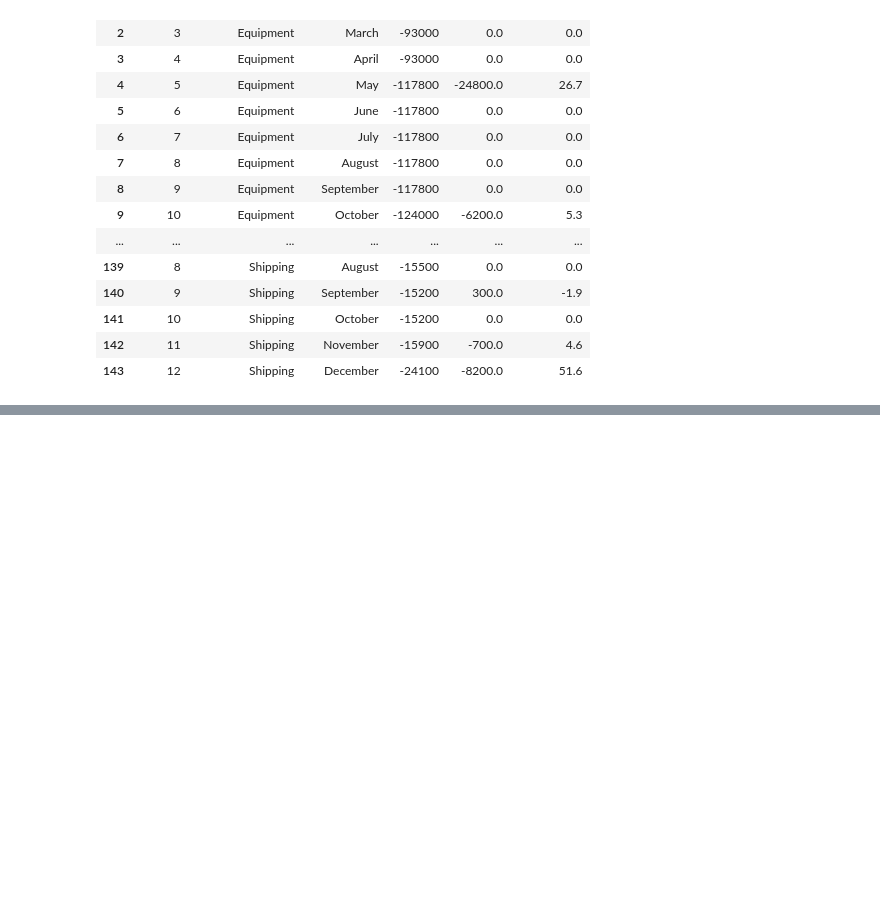
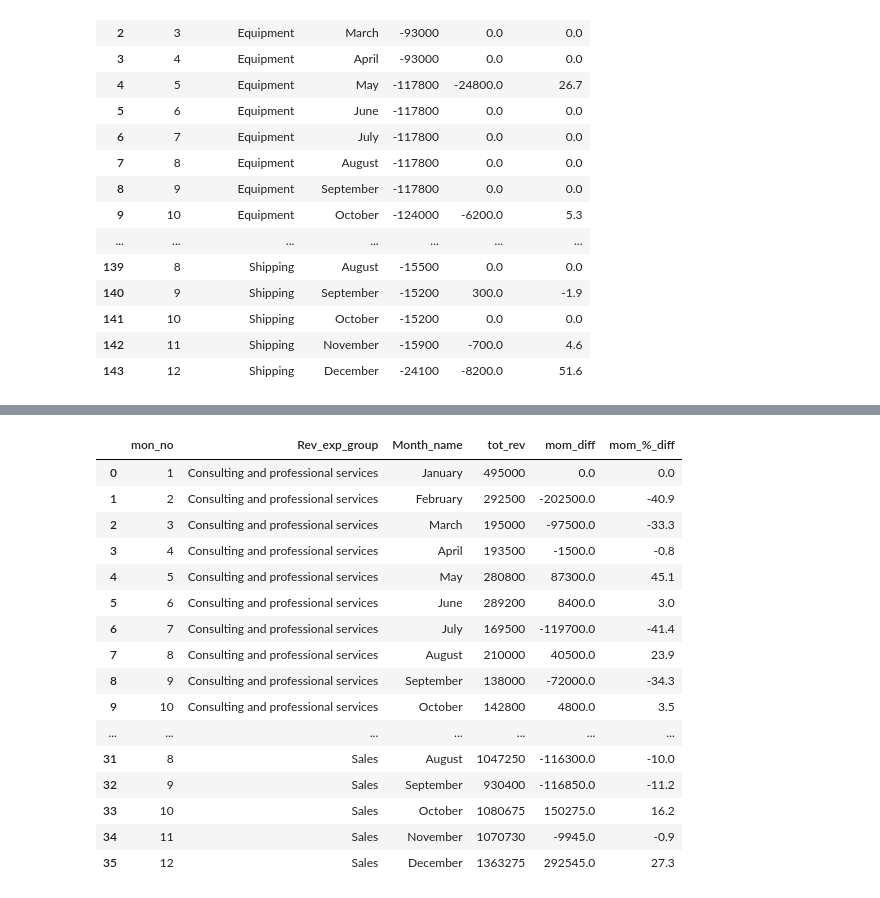
Before and after one commit to djibril968/Python_projects, a Jupyter notebook: Onyx_Financial_Analysis.ipynb, the cells around one changed output, grey strips where cells are left out. Saved outputs shown, nothing was run; the diff lists cells and outputs as text; code cells hidden in the pictures; blank space fills up the shorter version.

```diff
--- a/Onyx_Financial_Analysis.ipynb
+++ b/Onyx_Financial_Analysis.ipynb
@@ -587,0 +621,24 @@ exp_by_exp_sub_grp.groupby('Expense_subgroup').apply(mom_cal_and_pct).reset_inde
+# %%
+#Now we look into revenue across all revenue groups
+
+rev_by_rev_group = trend_rev_extract.groupby(['mon_no', 'Rev_exp_group', 'Month_name'])['Amount'].sum().reset_index(name= 'tot_rev').sort_values(['Rev_exp_group', 'mon_no'], ascending = [True, True])
+
+rev_by_rev_group.groupby('Rev_exp_group').apply(rev_mom_and_pct).reset_index(drop = True)
+# %% [output]
+|  | mon_no | Rev_exp_group | Month_name | tot_rev | mom_diff | mom_%_diff |
+| 0 | 1 | Consulting and professional services | January | 495000 | 0.0 | 0.0 |
+| 1 | 2 | Consulting and professional services | February | 292500 | -202500.0 | -40.9 |
+| 2 | 3 | Consulting and professional services | March | 195000 | -97500.0 | -33.3 |
+| 3 | 4 | Consulting and professional services | April | 193500 | -1500.0 | -0.8 |
+| 4 | 5 | Consulting and professional services | May | 280800 | 87300.0 | 45.1 |
+| 5 | 6 | Consulting and professional services | June | 289200 | 8400.0 | 3.0 |
+| 6 | 7 | Consulting and professional services | July | 169500 | -119700.0 | -41.4 |
+| 7 | 8 | Consulting and professional services | August | 210000 | 40500.0 | 23.9 |
+| 8 | 9 | Consulting and professional services | September | 138000 | -72000.0 | -34.3 |
+| 9 | 10 | Consulting and professional services | October | 142800 | 4800.0 | 3.5 |
+| ... | ... | ... | ... | ... | ... | ... |
+| 31 | 8 | Sales | August | 1047250 | -116300.0 | -10.0 |
+| 32 | 9 | Sales | September | 930400 | -116850.0 | -11.2 |
+| 33 | 10 | Sales | October | 1080675 | 150275.0 | 16.2 |
+| 34 | 11 | Sales | November | 1070730 | -9945.0 | -0.9 |
+| 35 | 12 | Sales | December | 1363275 | 292545.0 | 27.3 |
```
Also changed, not shown: parts of 2 cells of this notebook.
